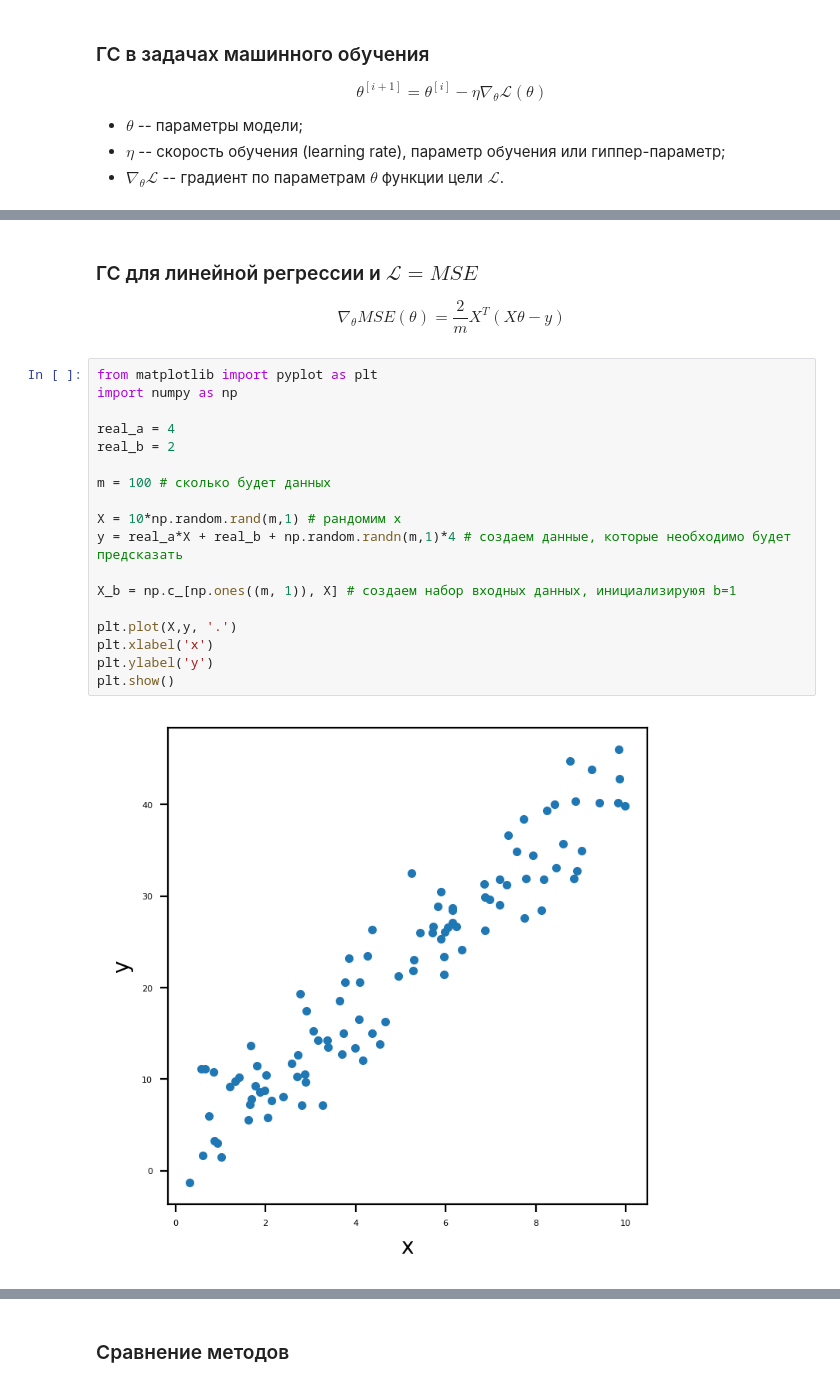
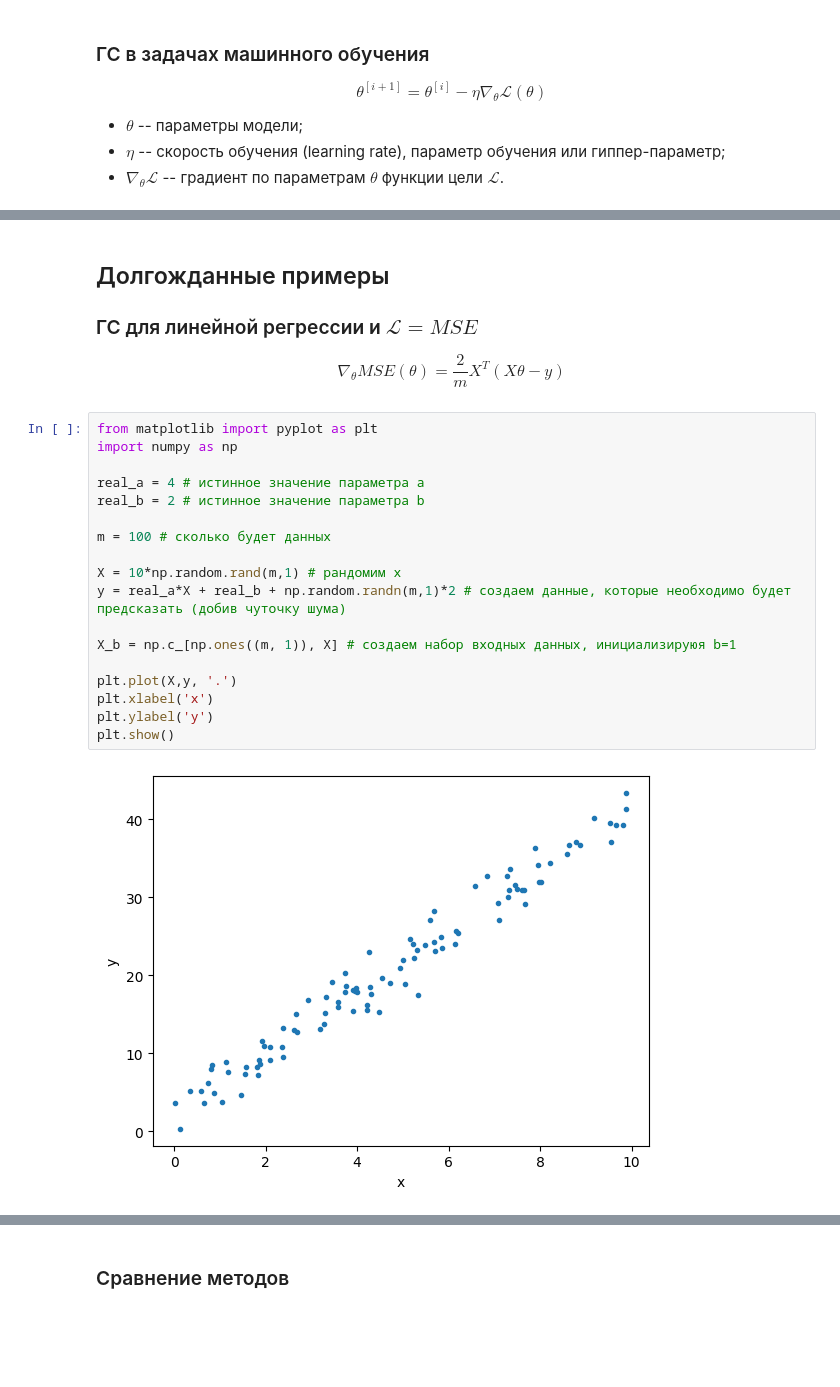
Before and after one commit to amcircle/dl_guide, a Jupyter notebook: Градиентный спуск.ipynb, the cells around one changed output, grey strips where cells are left out. Saved outputs shown, nothing was run; the diff lists cells and outputs as text; blank space fills up the shorter version.

```diff
--- a/Градиентный спуск.ipynb
+++ b/Градиентный спуск.ipynb
@@ -347,4 +154,6 @@ $$
 # %% [markdown]
+ ## Долгожданные примеры
+
  ### ГС для линейной регрессии и $\mathcal{L} = MSE$
 
  $$
@@ -353,20 +162,20 @@ $$
 # %%
 from matplotlib import pyplot as plt
 import numpy as np
 
-real_a = 4
-real_b = 2
+real_a = 4 # истинное значение параметра a
+real_b = 2 # истинное значение параметра b
 
 m = 100 # сколько будет данных
 
 X = 10*np.random.rand(m,1) # рандомим x
-y = real_a*X + real_b + np.random.randn(m,1)*4 # создаем данные, которые необходимо будет предсказать
+y = real_a*X + real_b + np.random.randn(m,1)*2 # создаем данные, которые необходимо будет предсказать (добив чуточку шума)
 
 X_b = np.c_[np.ones((m, 1)), X] # создаем набор входных данных, инициализируюя b=1
 
 plt.plot(X,y, '.')
 plt.xlabel('x')
 plt.ylabel('y')
 plt.show()
 # %% [output]
-[figure, old version]
+[figure, new version]
```
Also changed, not shown: parts of 32 cells of this notebook, 3 other files.
